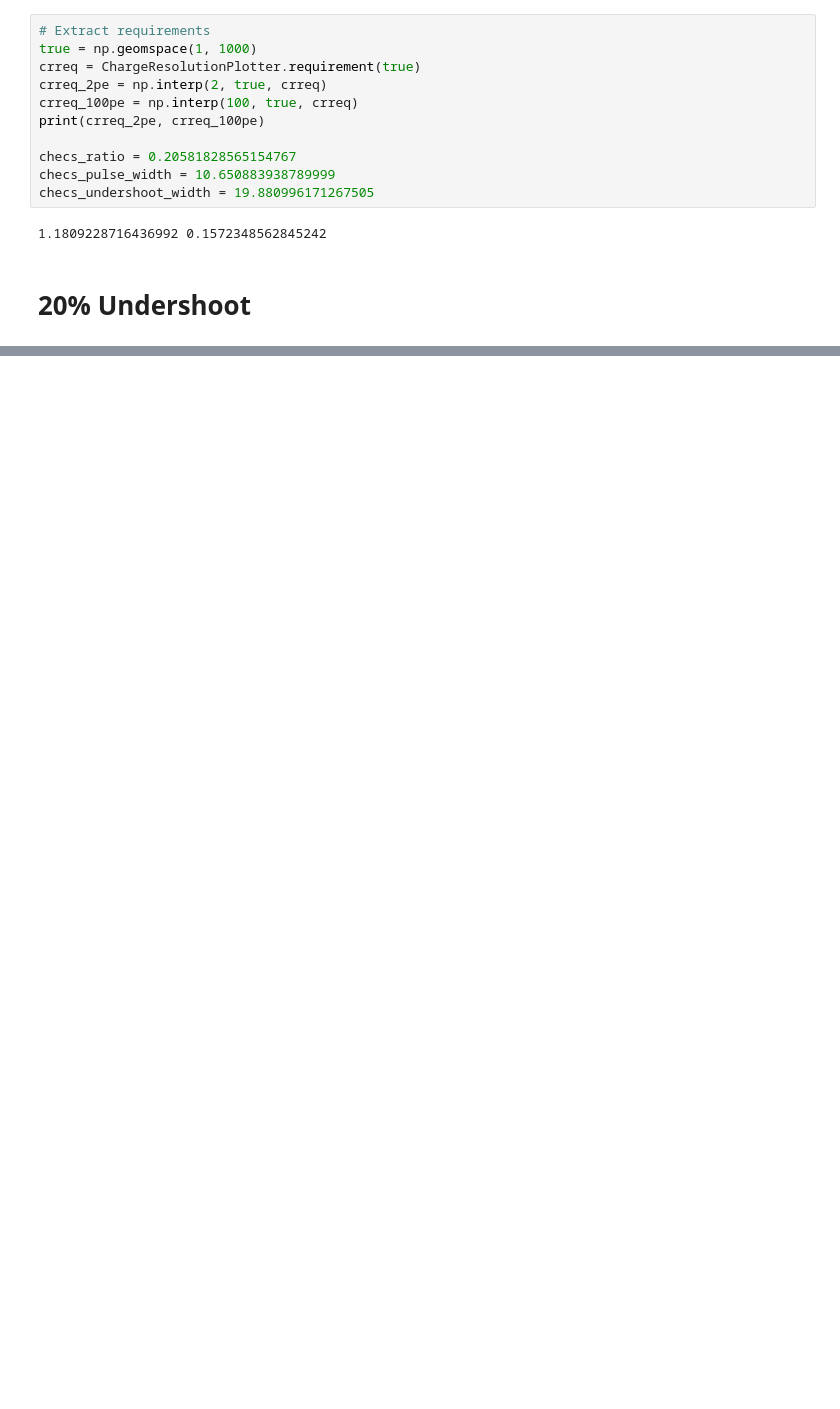
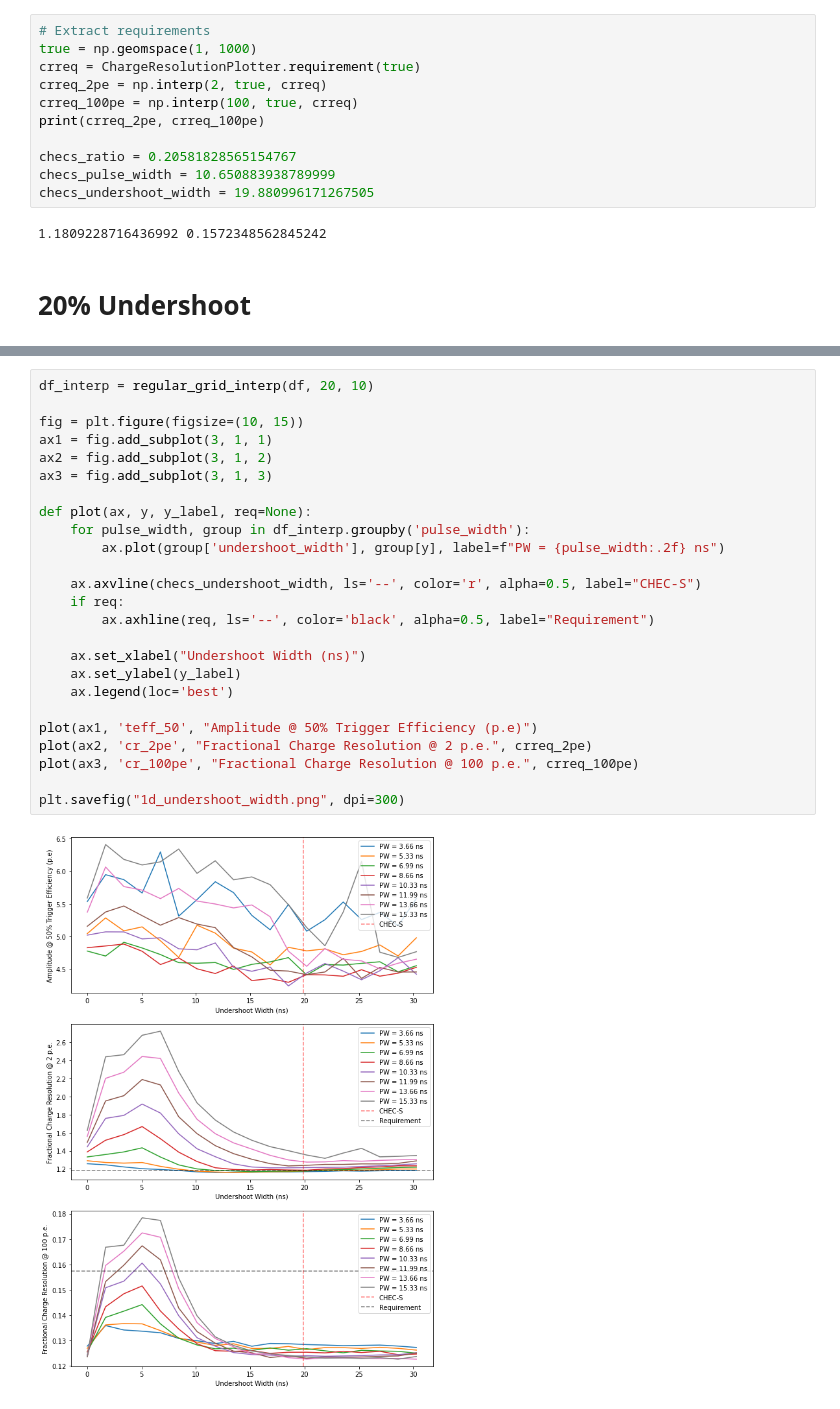
Before and after one commit to watsonjj/labbook, a Jupyter notebook: d200626_undershoot/plot_performance.ipynb, the cells around one changed output, grey strips where cells are left out. Cells and saved outputs as stored; diff of their text form; blank space fills up the shorter version.

```diff
--- a/d200626_undershoot/plot_performance.ipynb
+++ b/d200626_undershoot/plot_performance.ipynb
@@ -245,0 +148,27 @@ fig.colorbar(c, ax=ax, label="Fractional Charge Resolution @ 100 p.e.")
+# %%
+df_interp = regular_grid_interp(df, 20, 10)
+
+fig = plt.figure(figsize=(10, 15))
+ax1 = fig.add_subplot(3, 1, 1)
+ax2 = fig.add_subplot(3, 1, 2)
+ax3 = fig.add_subplot(3, 1, 3)
+
+def plot(ax, y, y_label, req=None):
+    for pulse_width, group in df_interp.groupby('pulse_width'):
+        ax.plot(group['undershoot_width'], group[y], label=f"PW = {pulse_width:.2f} ns")
+
+    ax.axvline(checs_undershoot_width, ls='--', color='r', alpha=0.5, label="CHEC-S")
+    if req:
+        ax.axhline(req, ls='--', color='black', alpha=0.5, label="Requirement")
+
+    ax.set_xlabel("Undershoot Width (ns)")
+    ax.set_ylabel(y_label)
+    ax.legend(loc='best')
+
+plot(ax1, 'teff_50', "Amplitude @ 50% Trigger Efficiency (p.e)")
+plot(ax2, 'cr_2pe', "Fractional Charge Resolution @ 2 p.e.", crreq_2pe)
+plot(ax3, 'cr_100pe', "Fractional Charge Resolution @ 100 p.e.", crreq_100pe)
+
+plt.savefig("1d_undershoot_width.png", dpi=300)
+# %% [output]
+[figure, added]
```
Also changed, not shown: parts of 26 cells of this notebook, 13 other files.
